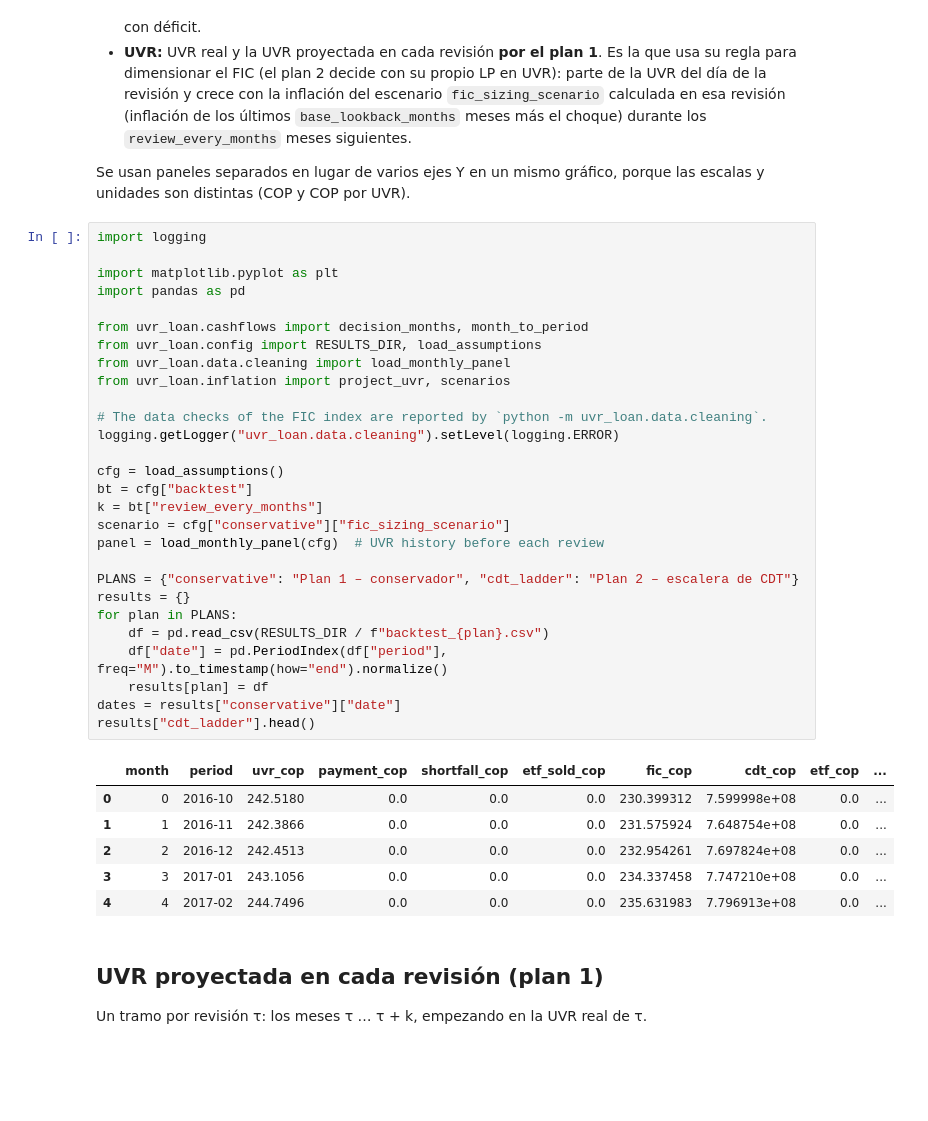
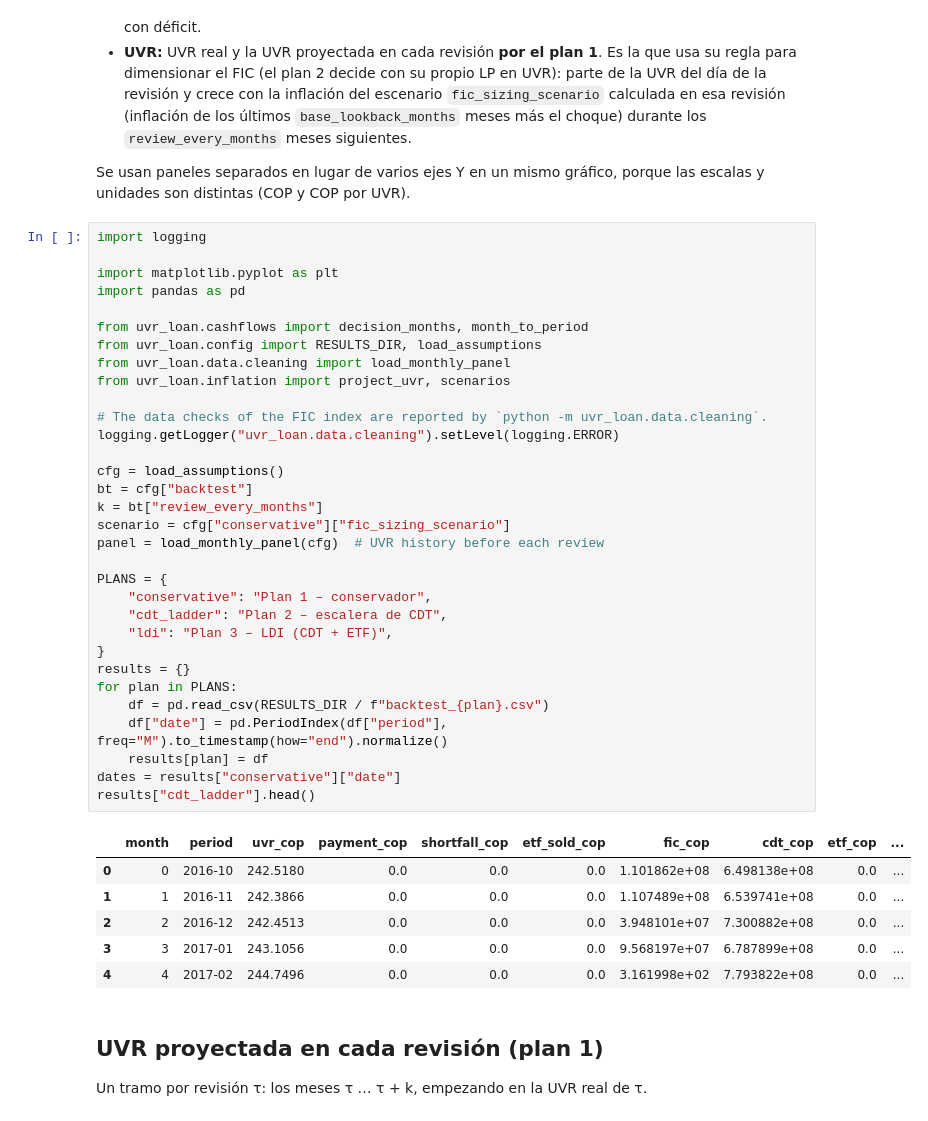
Before and after one commit to Efrain-J/seleccion-portafolio, a Jupyter notebook: notebooks/backtest_plans.ipynb, the cells around one changed output. Drawn from its saved outputs; the diff is of its cells as text; blank space fills up the shorter version.

```diff
--- a/notebooks/backtest_plans.ipynb
+++ b/notebooks/backtest_plans.ipynb
@@ -11,38 +11,42 @@ Se usan paneles separados en lugar de varios ejes Y en un mismo gráfico, porque
 # %%
 import logging
 
 import matplotlib.pyplot as plt
 import pandas as pd
 
 from uvr_loan.cashflows import decision_months, month_to_period
 from uvr_loan.config import RESULTS_DIR, load_assumptions
 from uvr_loan.data.cleaning import load_monthly_panel
 from uvr_loan.inflation import project_uvr, scenarios
 
 # The data checks of the FIC index are reported by `python -m uvr_loan.data.cleaning`.
 logging.getLogger("uvr_loan.data.cleaning").setLevel(logging.ERROR)
 
 cfg = load_assumptions()
 bt = cfg["backtest"]
 k = bt["review_every_months"]
 scenario = cfg["conservative"]["fic_sizing_scenario"]
 panel = load_monthly_panel(cfg)  # UVR history before each review
 
-PLANS = {"conservative": "Plan 1 – conservador", "cdt_ladder": "Plan 2 – escalera de CDT"}
+PLANS = {
+    "conservative": "Plan 1 – conservador",
+    "cdt_ladder": "Plan 2 – escalera de CDT",
+    "ldi": "Plan 3 – LDI (CDT + ETF)",
+}
 results = {}
 for plan in PLANS:
     df = pd.read_csv(RESULTS_DIR / f"backtest_{plan}.csv")
     df["date"] = pd.PeriodIndex(df["period"], freq="M").to_timestamp(how="end").normalize()
     results[plan] = df
 dates = results["conservative"]["date"]
 results["cdt_ladder"].head()
 # %% [output]
 |  | month | period | uvr_cop | payment_cop | shortfall_cop | etf_sold_cop | fic_cop | cdt_cop | etf_cop | ... |
-| 0 | 0 | 2016-10 | 242.5180 | 0.0 | 0.0 | 0.0 | 230.399312 | 7.599998e+08 | 0.0 | ... |
-| 1 | 1 | 2016-11 | 242.3866 | 0.0 | 0.0 | 0.0 | 231.575924 | 7.648754e+08 | 0.0 | ... |
-| 2 | 2 | 2016-12 | 242.4513 | 0.0 | 0.0 | 0.0 | 232.954261 | 7.697824e+08 | 0.0 | ... |
-| 3 | 3 | 2017-01 | 243.1056 | 0.0 | 0.0 | 0.0 | 234.337458 | 7.747210e+08 | 0.0 | ... |
-| 4 | 4 | 2017-02 | 244.7496 | 0.0 | 0.0 | 0.0 | 235.631983 | 7.796913e+08 | 0.0 | ... |
+| 0 | 0 | 2016-10 | 242.5180 | 0.0 | 0.0 | 0.0 | 1.101862e+08 | 6.498138e+08 | 0.0 | ... |
+| 1 | 1 | 2016-11 | 242.3866 | 0.0 | 0.0 | 0.0 | 1.107489e+08 | 6.539741e+08 | 0.0 | ... |
+| 2 | 2 | 2016-12 | 242.4513 | 0.0 | 0.0 | 0.0 | 3.948101e+07 | 7.300882e+08 | 0.0 | ... |
+| 3 | 3 | 2017-01 | 243.1056 | 0.0 | 0.0 | 0.0 | 9.568197e+07 | 6.787899e+08 | 0.0 | ... |
+| 4 | 4 | 2017-02 | 244.7496 | 0.0 | 0.0 | 0.0 | 3.161998e+02 | 7.793822e+08 | 0.0 | ... |
 # %% [markdown]
 ## UVR proyectada en cada revisión (plan 1)
 
```
Also changed, not shown: parts of 1 cell of this notebook, 17 other files.
